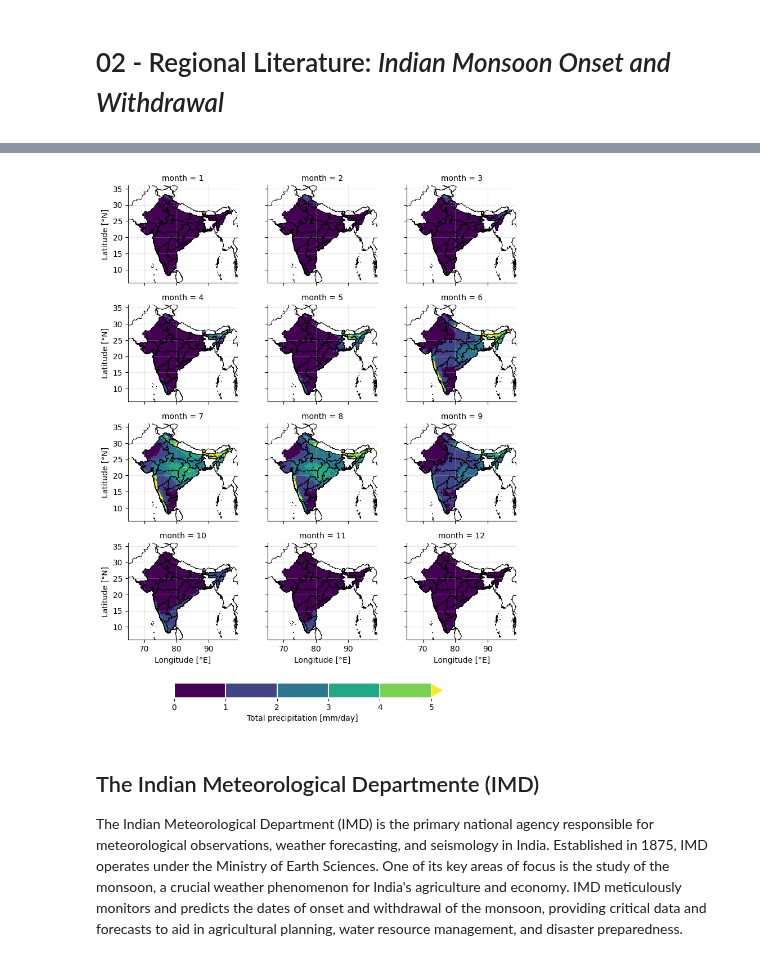
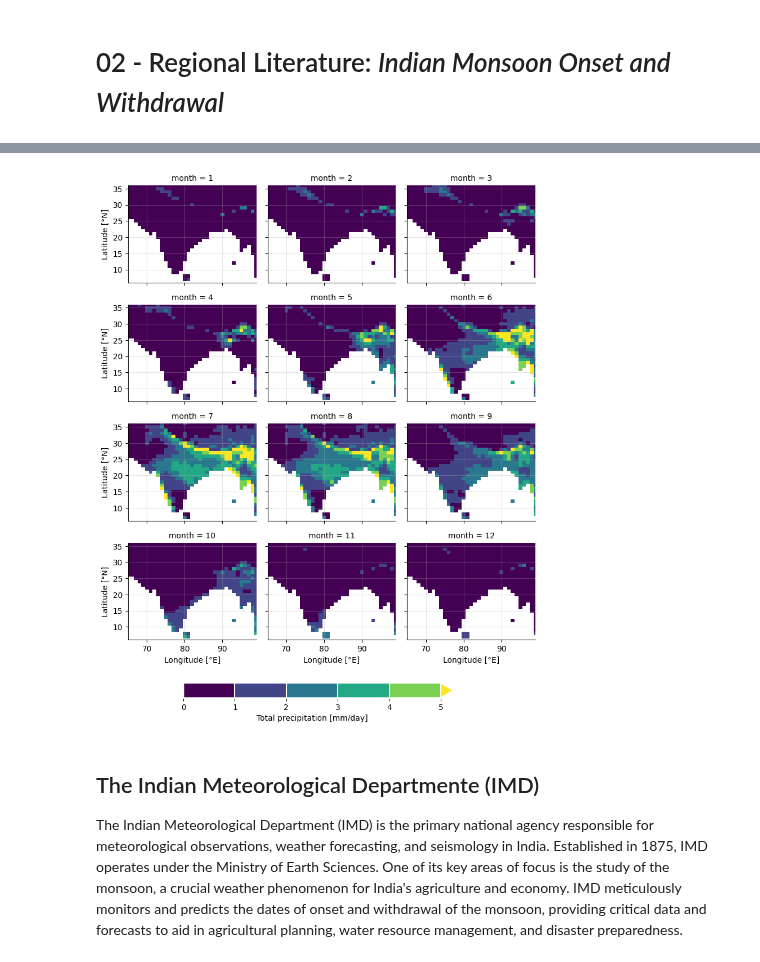
Before and after one commit to JGrassi97/XSeasonsDetect, a Jupyter notebook: notebooks/02_regional_literature.ipynb, the cells around one changed output, grey strips where cells are left out. Drawn from its saved outputs; the diff is of its cells as text; code cells hidden in the pictures.

```diff
--- a/notebooks/02_regional_literature.ipynb
+++ b/notebooks/02_regional_literature.ipynb
@@ -68,15 +68,15 @@ precipitation_data_monthly = precipitation_data_monthly.rename('Total precipitat
 # %%
 # Plotting
 plot = precipitation_data_monthly.plot(col='month', col_wrap=3, figsize=(8,9), add_colorbar = False, vmin=0, vmax=5, levels=6)
 
 # Applying the standard format function for better display of xarray plot
 standard_format( plot,
-                 country_boundary   = country_boundary,
-                 world_boundary     = world_boundary,
+                 # country_boundary   = country_boundary,
+                 # world_boundary     = world_boundary,
                  custom_cbar        = True
                 )
 # %% [output]
-[figure, old version]
+[figure, new version]
 # %% [markdown]
 ## The Indian Meteorological Departmente (IMD)
 
```
Also changed, not shown: parts of 3 cells of this notebook, 5 other files.
